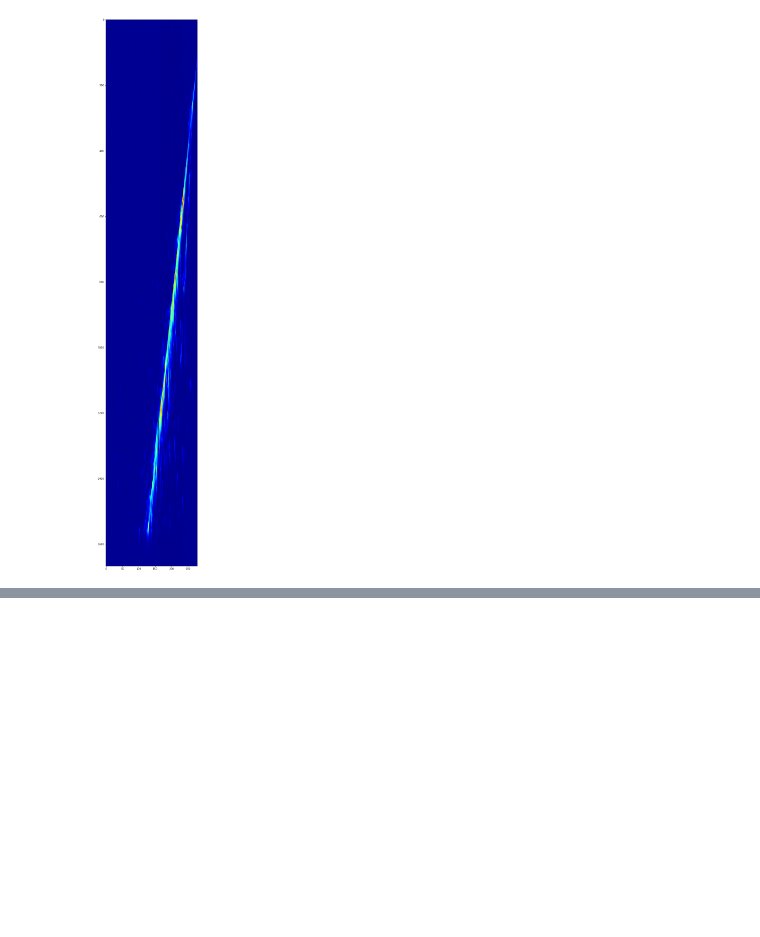
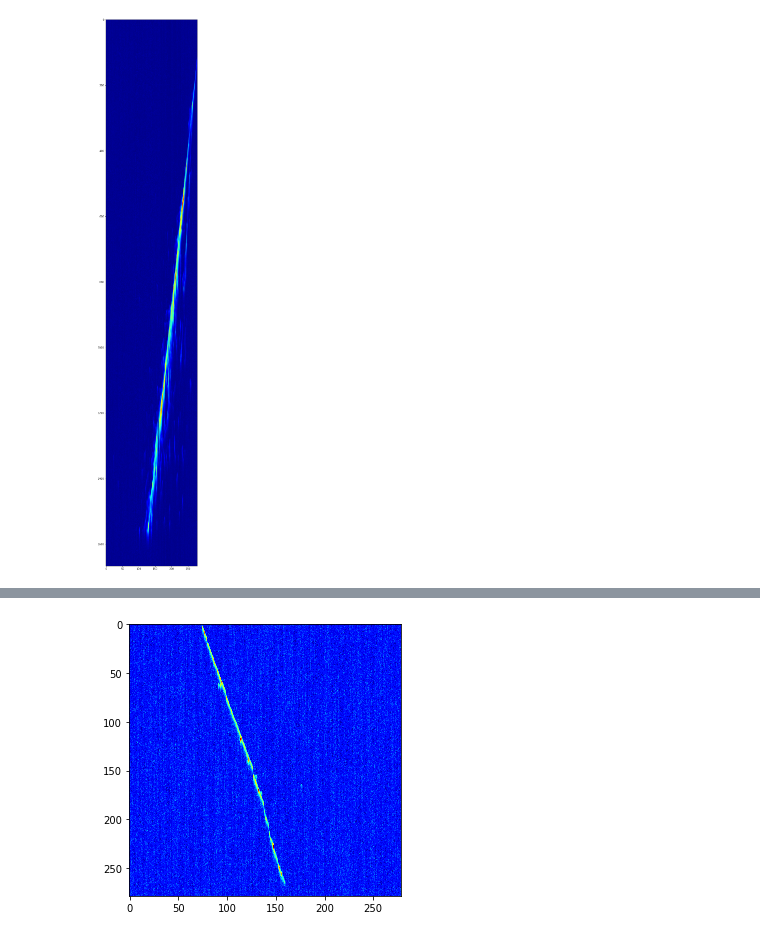
Before and after one commit to Ssciences/DeepNeutrino, a Jupyter notebook: Preliminaries.ipynb, the cells around one changed output, grey strips where cells are left out. Cells and saved outputs as stored; diff of their text form; code cells hidden in the pictures; blank space fills up the shorter version.

```diff
--- a/Preliminaries.ipynb
+++ b/Preliminaries.ipynb
@@ -295,0 +409,10 @@ Conviene reducir a 100x100 pixeles
+# %%
+def dibujar(event,im):
+    fig = plt.figure(frameon = False)
+    plt.imshow(im[:,:,event].T,cmap = 'jet',interpolation='none')
+    fig.set_size_inches(5, 5) ##grey scale
+    fig.show()
+# %%
+dibujar(6,im)
+# %% [output]
+[figure, added]
```
Also changed, not shown: parts of 28 cells of this notebook, 1 other file.
